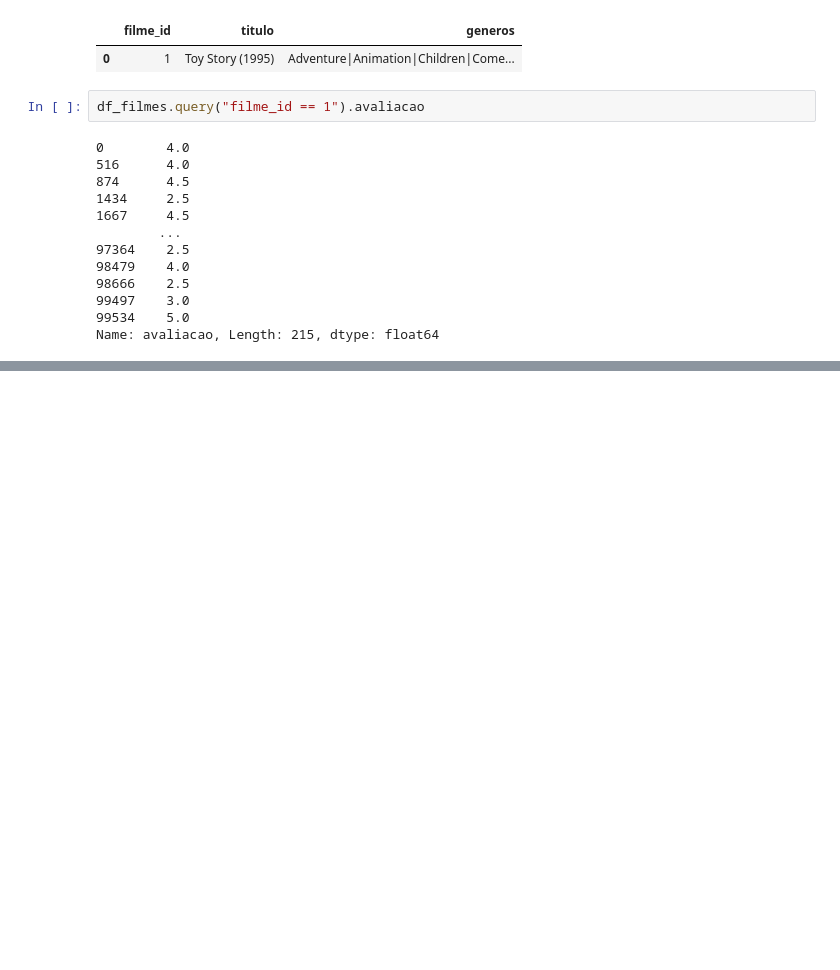
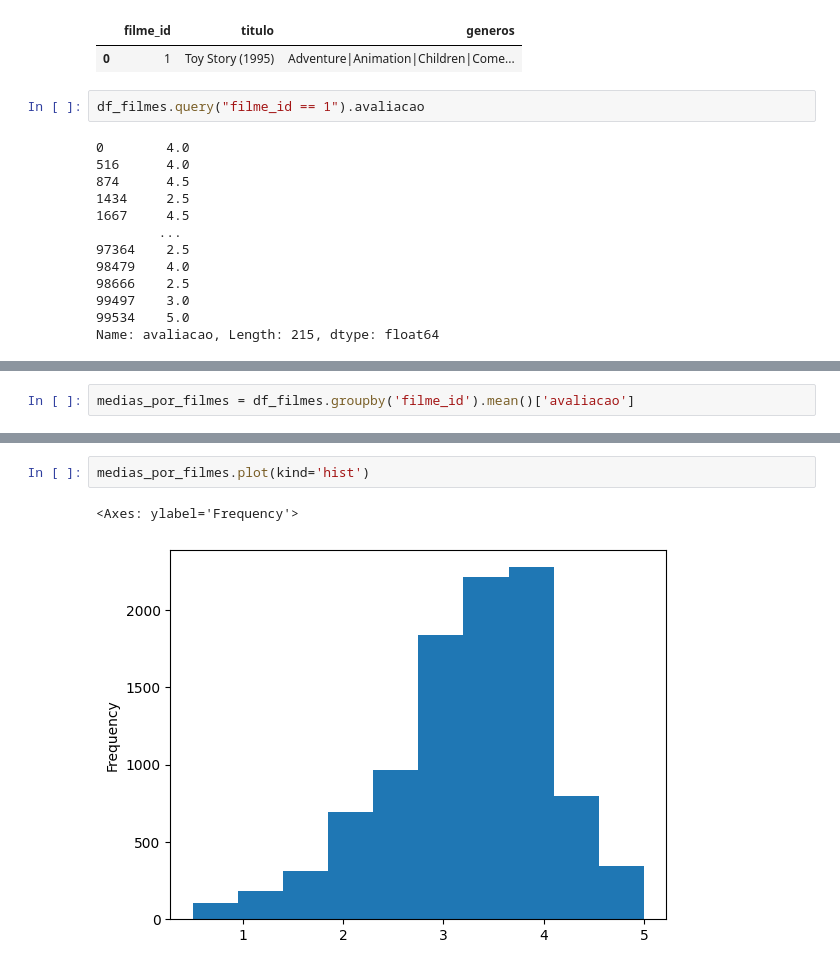
Before and after one commit to WandersonABR/semanaeda, a Jupyter notebook: dia1.ipynb, the cells around one changed output, grey strips where cells are left out. Drawn from its saved outputs; the diff is of its cells as text; blank space fills up the shorter version.

```diff
--- a/dia1.ipynb
+++ b/dia1.ipynb
@@ -404,0 +393,2 @@ Name: avaliacao, Length: 215, dtype: float64
+# %%
+medias_por_filmes = df_filmes.groupby('filme_id').mean()['avaliacao']
@@ -404,0 +405,5 @@ Name: avaliacao, Length: 215, dtype: float64
+# %%
+medias_por_filmes.plot(kind='hist')
+# %% [output]
+<Axes: ylabel='Frequency'>
+[figure, added]
```
Also changed, not shown: parts of 9 cells of this notebook.
